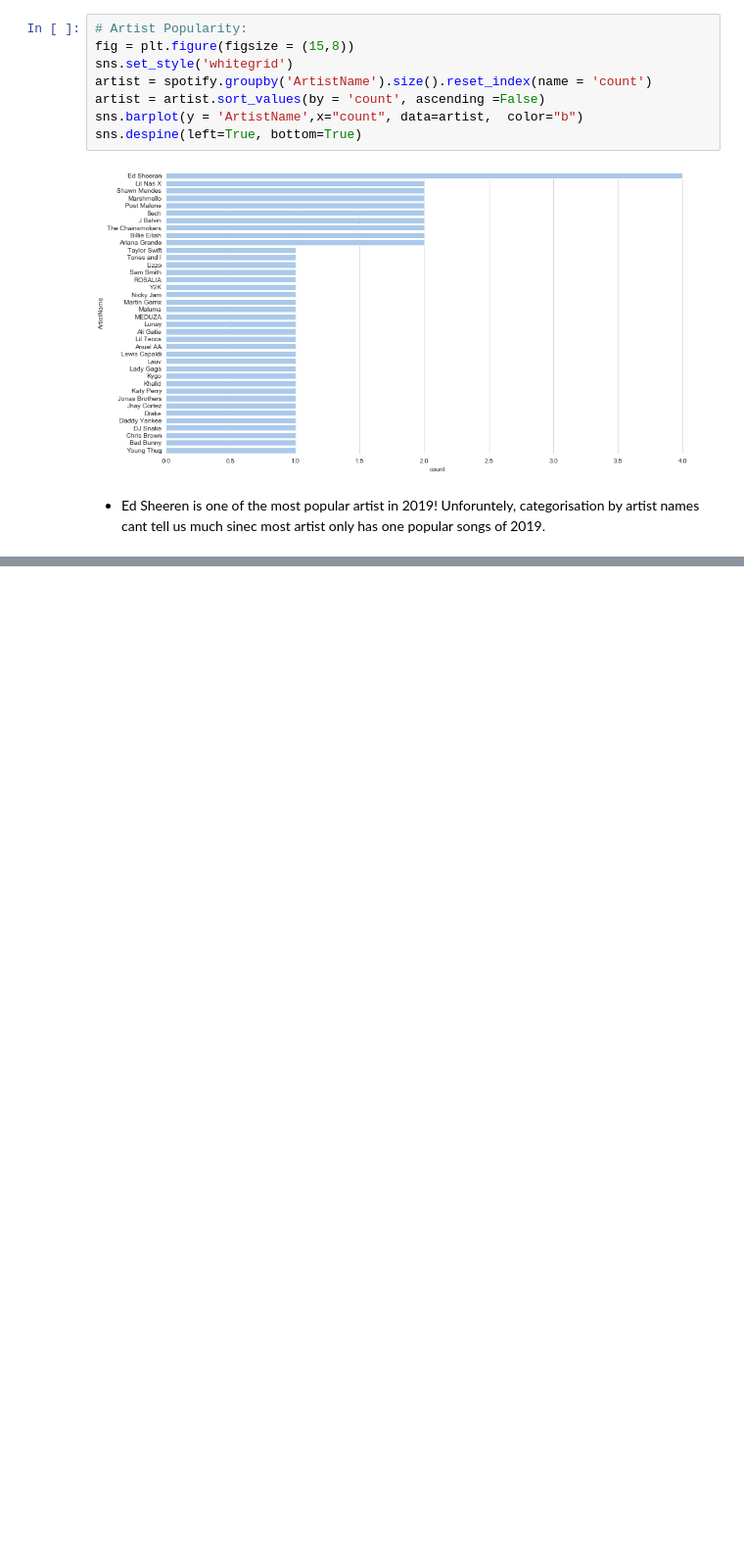
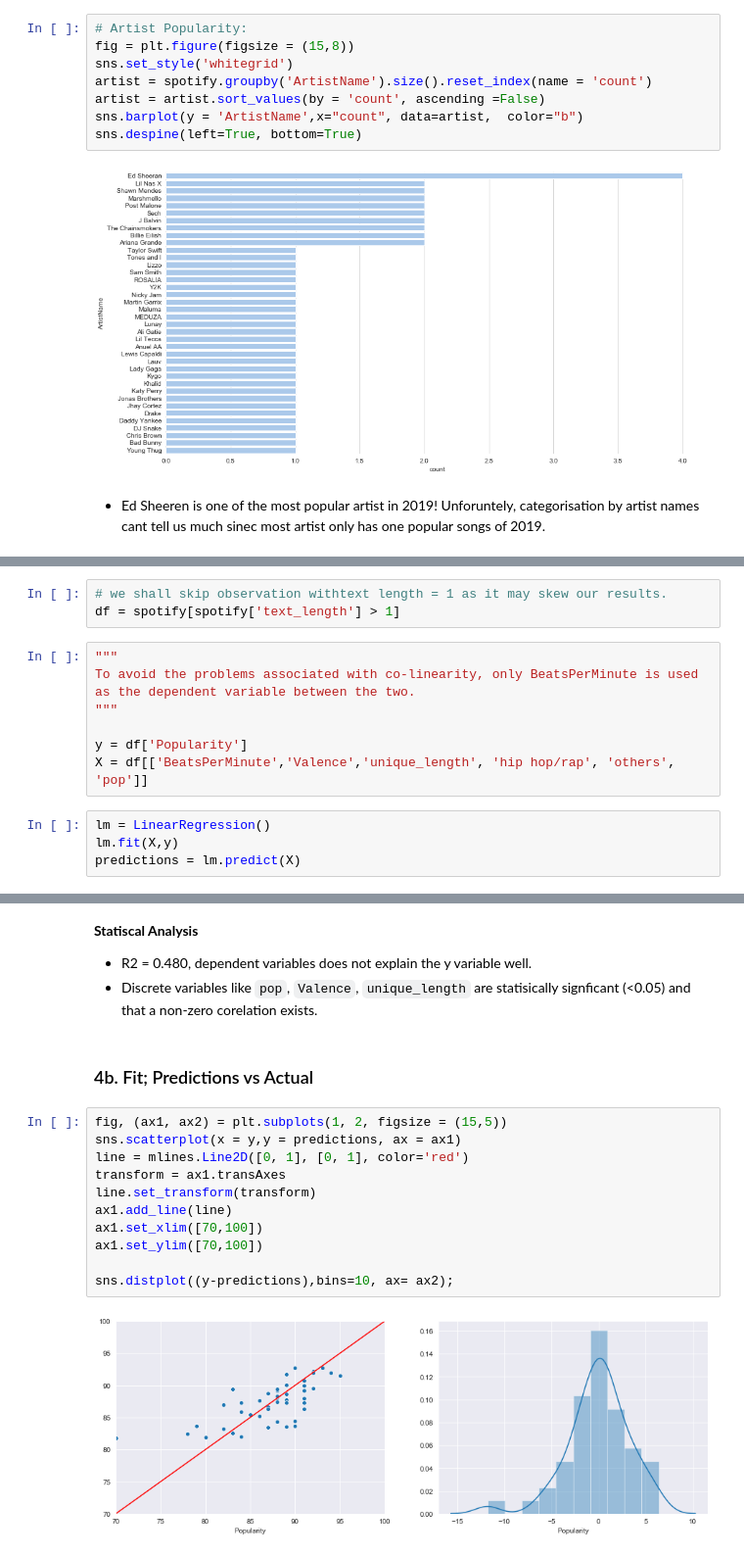
Before and after one commit to cuddlywhiskers/Kaggle, a Jupyter notebook: spotify/Top 50 Songs Spotify 2019.ipynb, the cells around one changed output, grey strips where cells are left out. Shown at 98% size. Saved outputs shown, nothing was run; the diff lists cells and outputs as text; blank space fills up the shorter version.

```diff
--- a/spotify/Top 50 Songs Spotify 2019.ipynb
+++ b/spotify/Top 50 Songs Spotify 2019.ipynb
@@ -256,0 +404,15 @@ def pre_preprocessing(lyrics):
+# %%
+# we shall skip observation withtext length = 1 as it may skew our results.
+df = spotify[spotify['text_length'] > 1]
+# %%
+"""
+To avoid the problems associated with co-linearity, only BeatsPerMinute is used
+as the dependent variable between the two.
+"""
+
+y = df['Popularity']
+X = df[['BeatsPerMinute','Valence','unique_length', 'hip hop/rap', 'others', 'pop']]
+# %%
+lm = LinearRegression()
+lm.fit(X,y)
+predictions = lm.predict(X)
@@ -256,0 +443,19 @@ def pre_preprocessing(lyrics):
+# %% [markdown]
+**Statiscal Analysis**
+- R2 = 0.480, dependent variables does not explain the y variable well.
+- Discrete variables like `pop`, `Valence`, `unique_length` are statisically signficant (<0.05) and that a non-zero corelation exists.
+# %% [markdown]
+### 4b. Fit; Predictions vs Actual
+# %%
+fig, (ax1, ax2) = plt.subplots(1, 2, figsize = (15,5))
+sns.scatterplot(x = y,y = predictions, ax = ax1)
+line = mlines.Line2D([0, 1], [0, 1], color='red')
+transform = ax1.transAxes
+line.set_transform(transform)
+ax1.add_line(line)
+ax1.set_xlim([70,100])
+ax1.set_ylim([70,100])
+
+sns.distplot((y-predictions),bins=10, ax= ax2);
+# %% [output]
+[figure, added]
```
Also changed, not shown: parts of 44 cells of this notebook.
